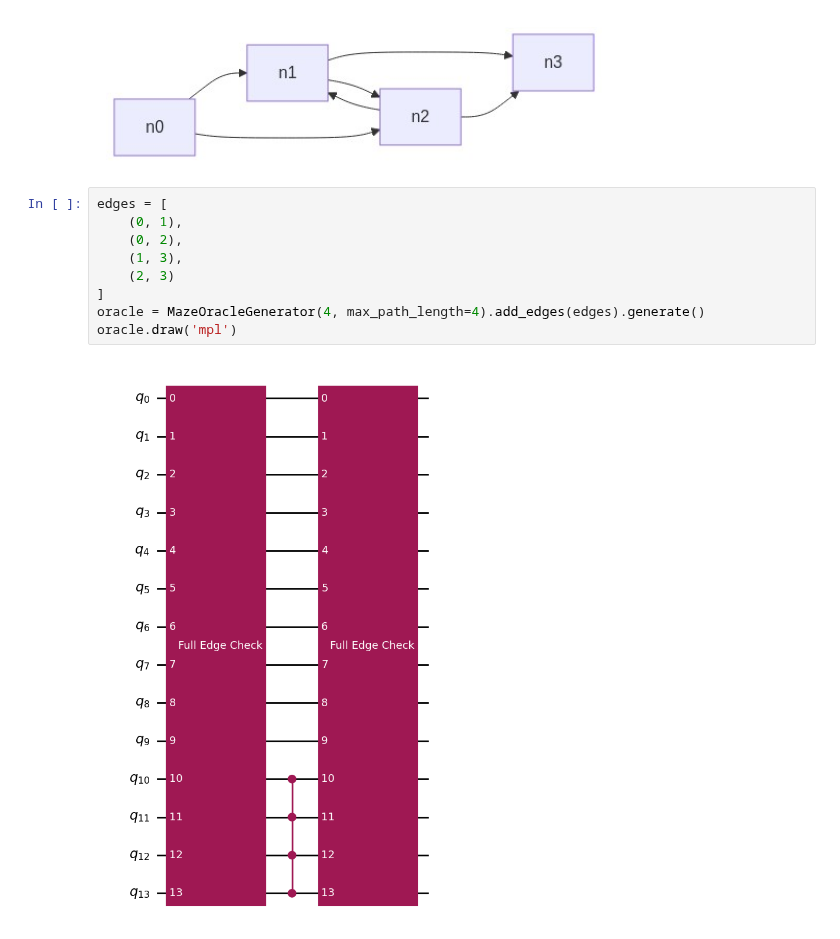
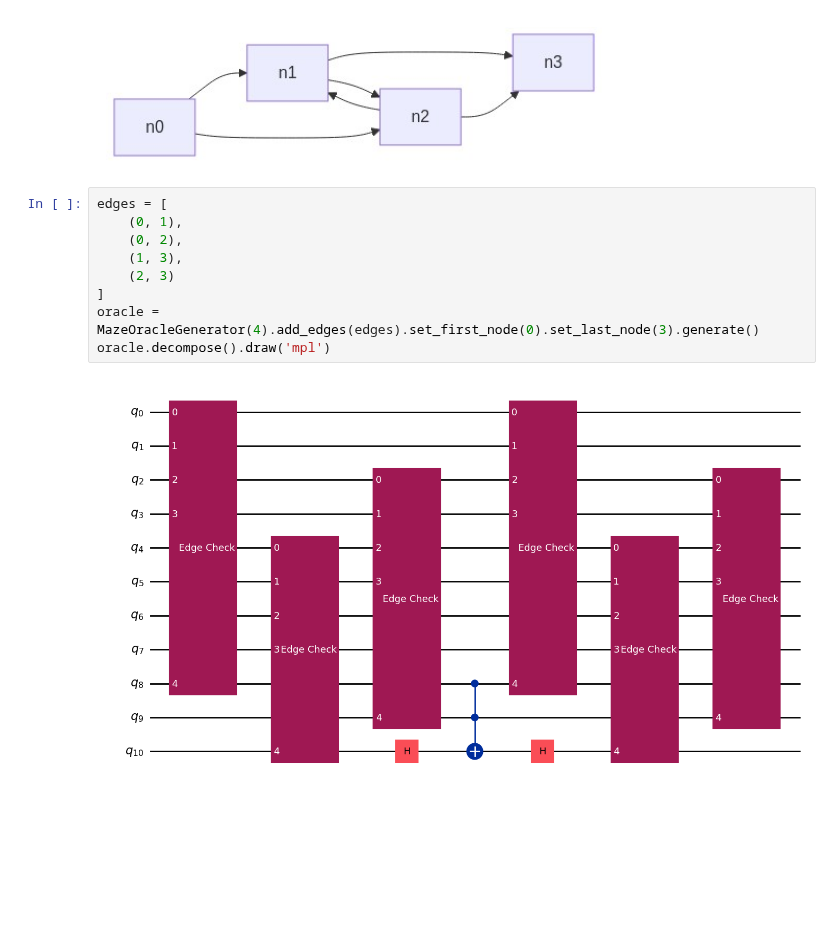
Before and after one commit to 1ngVG-QCCE/QuantumMazeSolver, a Jupyter notebook: maze-oracle.ipynb, the cells around one changed output. Drawn from its saved outputs; the diff is of its cells as text; blank space fills up the shorter version.

Commit message:
add check for first and last node of maze

```diff
--- a/maze-oracle.ipynb
+++ b/maze-oracle.ipynb
@@ -115,11 +55,11 @@ flowchart LR;
 # %%
 edges = [
     (0, 1),
     (0, 2),
     (1, 3),
     (2, 3)
 ]
-oracle = MazeOracleGenerator(4, max_path_length=4).add_edges(edges).generate()
-oracle.draw('mpl')
+oracle = MazeOracleGenerator(4).add_edges(edges).set_first_node(0).set_last_node(3).generate()
+oracle.decompose().draw('mpl')
 # %% [output]
-[figure, old version]
+[figure, new version]
```
Also changed, not shown: parts of 2 cells of this notebook, 1 other file.
